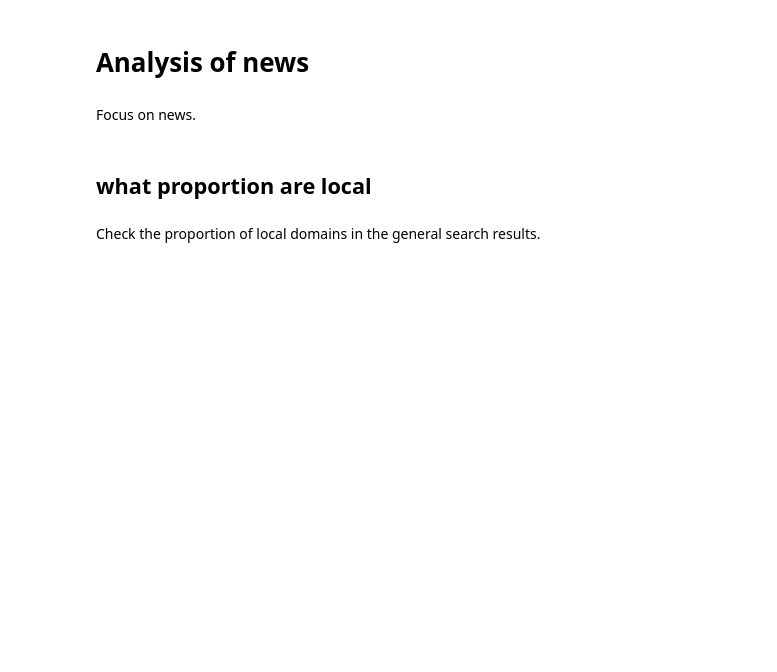
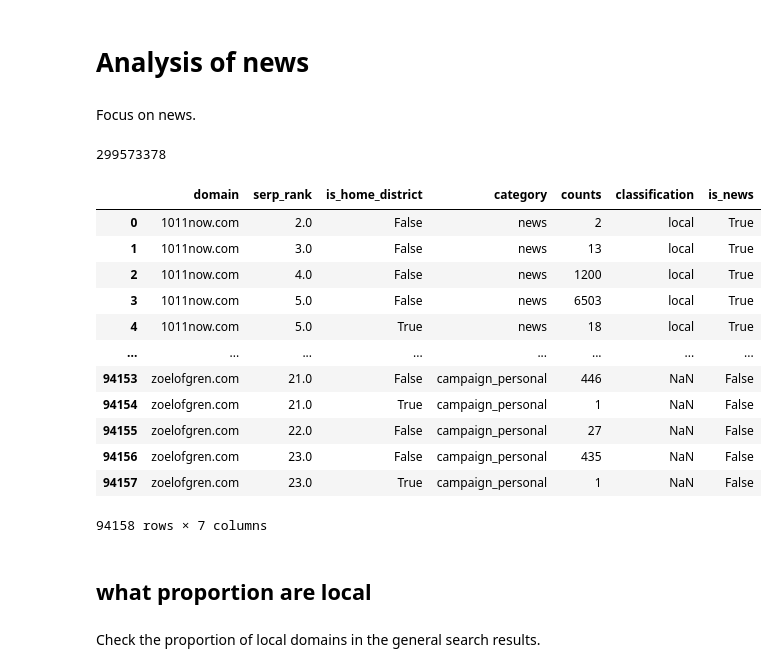
Before and after one commit to LazerLab/google_audit_reproduce, a Jupyter notebook: notebooks/national_local_analysis.ipynb, the cells around one changed output. Saved outputs shown, nothing was run; the diff lists cells and outputs as text; code cells hidden in the pictures; blank space fills up the shorter version.

```diff
--- a/notebooks/national_local_analysis.ipynb
+++ b/notebooks/national_local_analysis.ipynb
@@ -59,6 +76,26 @@ def check_is_news(col):
 df_category_grouped_class['is_news'] = df_category_grouped_class['category'].apply(check_is_news)
 # %%
 df_category_grouped_class = df_category_grouped_class.drop_duplicates()
+# %%
+df_category_grouped_class['counts'].sum()
+# %% [output]
+299573378
+# %%
+df_category_grouped_class
+# %% [output]
+|  | domain | serp_rank | is_home_district | category | counts | classification | is_news |
+| 0 | 1011now.com | 2.0 | False | news | 2 | local | True |
+| 1 | 1011now.com | 3.0 | False | news | 13 | local | True |
+| 2 | 1011now.com | 4.0 | False | news | 1200 | local | True |
+| 3 | 1011now.com | 5.0 | False | news | 6503 | local | True |
+| 4 | 1011now.com | 5.0 | True | news | 18 | local | True |
+| ... | ... | ... | ... | ... | ... | ... | ... |
+| 94153 | zoelofgren.com | 21.0 | False | campaign_personal | 446 | NaN | False |
+| 94154 | zoelofgren.com | 21.0 | True | campaign_personal | 1 | NaN | False |
+| 94155 | zoelofgren.com | 22.0 | False | campaign_personal | 27 | NaN | False |
+| 94156 | zoelofgren.com | 23.0 | False | campaign_personal | 435 | NaN | False |
+| 94157 | zoelofgren.com | 23.0 | True | campaign_personal | 1 | NaN | False |
+94158 rows × 7 columns
 # %% [markdown]
 ## what proportion are local
 # %% [markdown]
```
Also changed, not shown: parts of 35 cells of this notebook, 13 other files.
